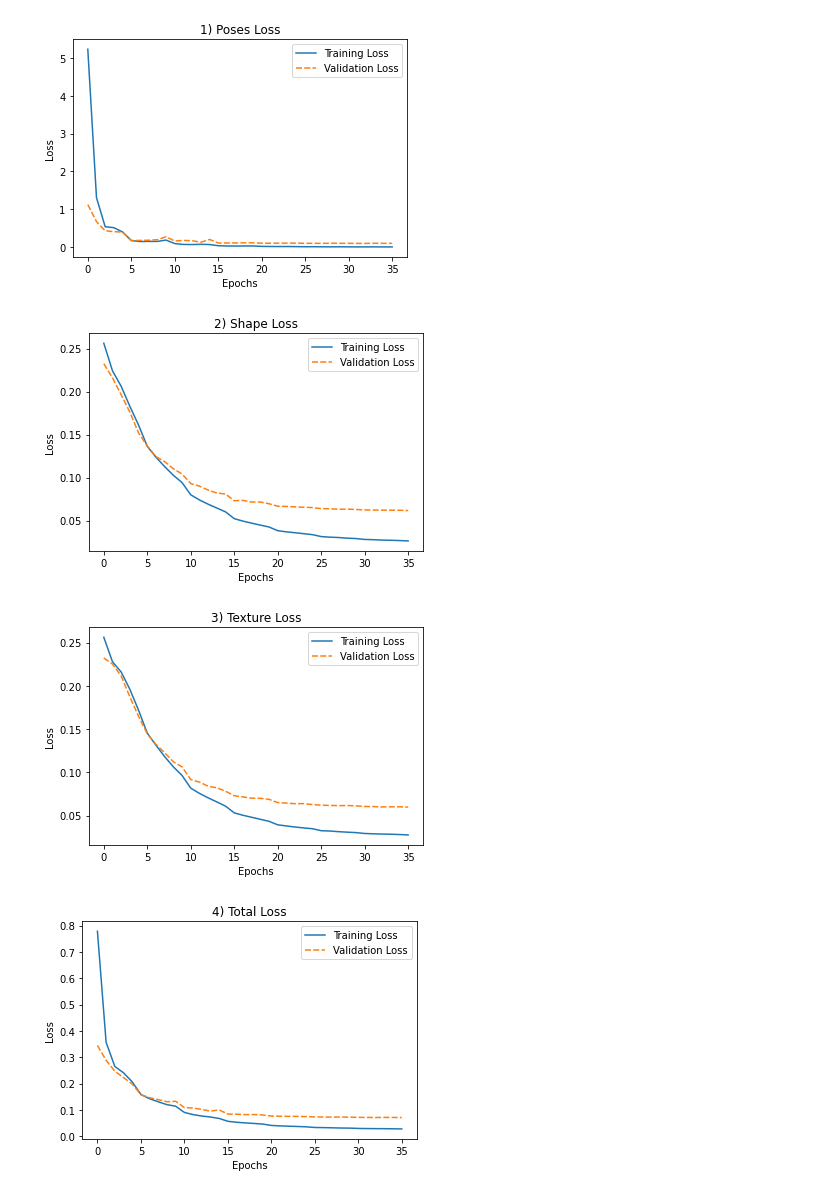
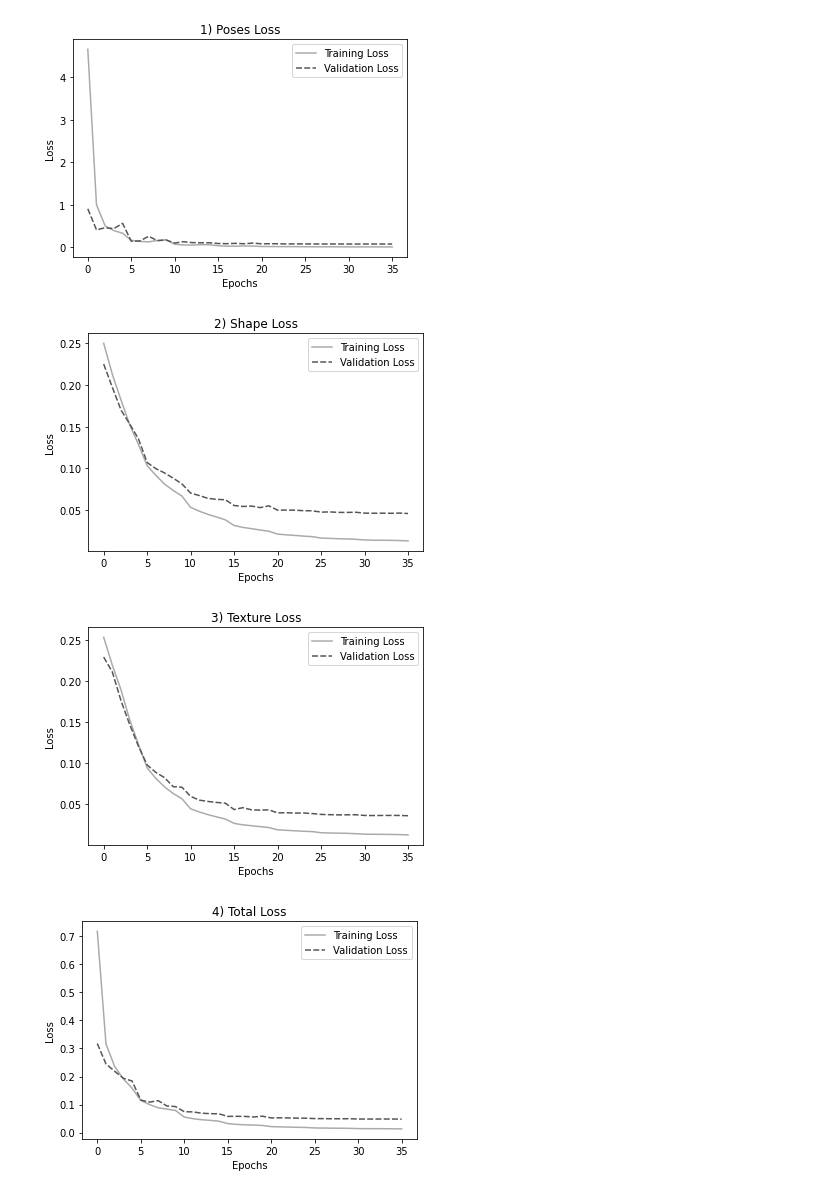
Before and after one commit to SRatna/master-thesis, a Jupyter notebook: Phase 1/Plot training loss graphs.ipynb, the cells around one changed output. Saved outputs shown, nothing was run; the diff lists cells and outputs as text; code cells hidden in the pictures.

Commit message:
modified graphs plots

```diff
--- a/Phase 1/Plot training loss graphs.ipynb
+++ b/Phase 1/Plot training loss graphs.ipynb
@@ -6,7 +6,7 @@ from PIL import Image
 import seaborn as sns
 import pandas as pd
 # %%
-with open('all-background-output.pickle', 'rb') as f:
+with open('all-output.pickle', 'rb') as f:
     data = pickle.load(f)
 # %%
 loss_dict = data['train_val_loss']
@@ -19,12 +38,13 @@ for loss_type in ['poses', 'shape', 'texture', 'total']:
             loss[phase].append(item[loss_type])
     plt.figure(figsize=(6, 4))
     data = pd.DataFrame(loss)
-    sns.lineplot(data=data)
+    sns.lineplot(data=data, palette='binary')
     plt.title(f'{count}) {loss_type.title()} Loss')
     plt.xlabel('Epochs')
     plt.ylabel('Loss')
     plt.legend(['Training Loss', 'Validation Loss'])
-    plt.savefig(f'graphs/with-background/{"all"}-{loss_type}-loss.eps', bbox_inches='tight')
+#     plt.savefig(f'graphs/with-background/{"all"}-{loss_type}-loss.eps', bbox_inches='tight')
+    plt.savefig(f'graphs/{"all"}-{loss_type}-loss.eps', bbox_inches='tight')
     count += 1
 # %% [output]
 The PostScript backend does not support transparency; partially transparent artists will be rendered opaque.
@@ -38,4 +54,4 @@ The PostScript backend does not support transparency; partially transparent arti
-[figure, old version]
+[figure, new version]
-[figure, old version]
+[figure, new version]
-[figure, old version]
+[figure, new version]
-[figure, old version]
+[figure, new version]
```
Also changed, not shown: parts of 5 cells of this notebook, 11 other files.
